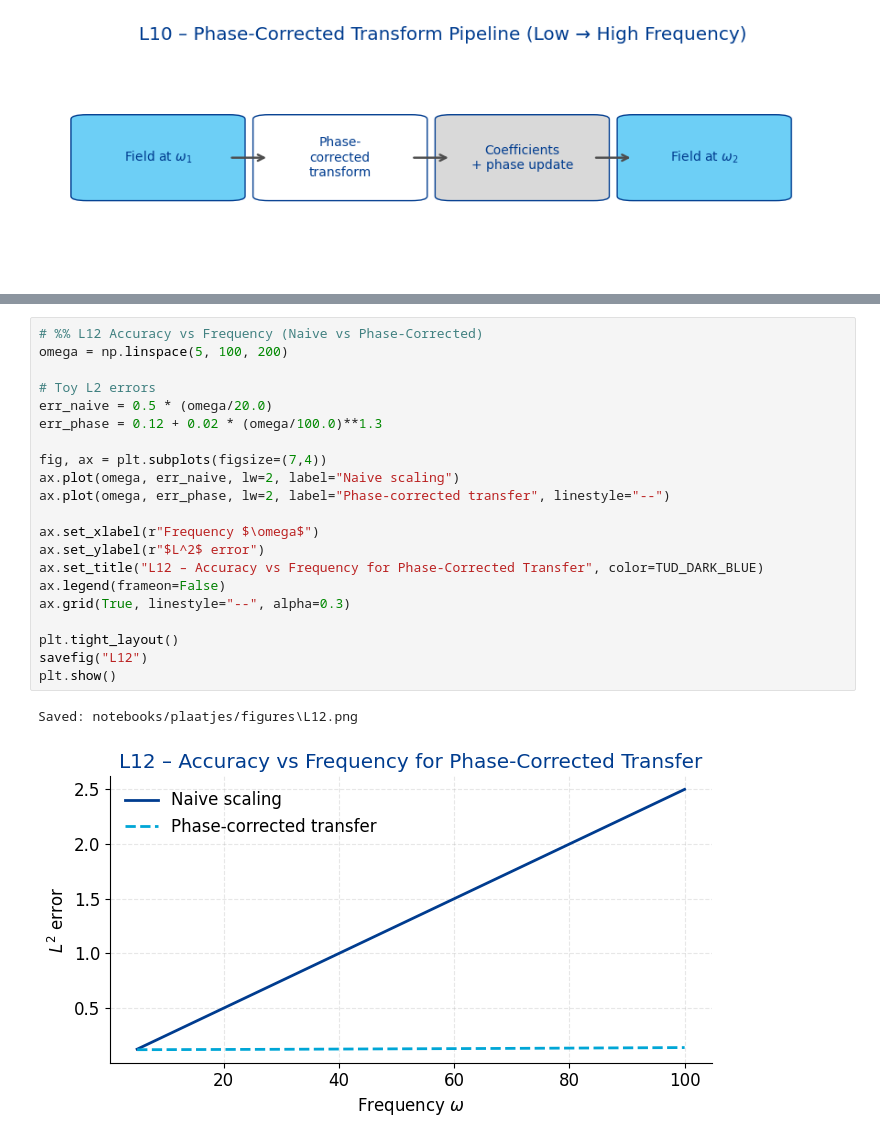
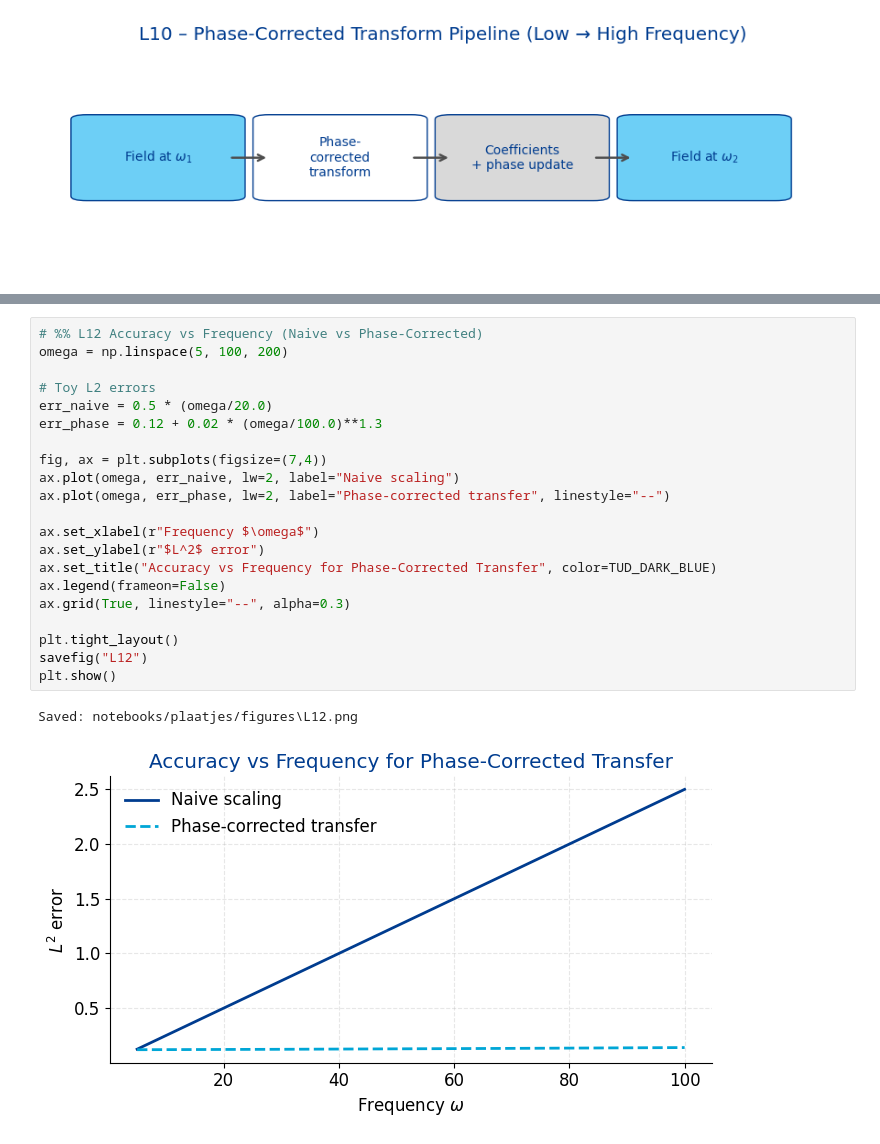
Before and after one commit to fkiewiet/FreqTransfer, a Jupyter notebook: notebooks/plaatjes/L/plaatjes_L.ipynb, the cells around one changed output, grey strips where cells are left out. Drawn from its saved outputs; the diff is of its cells as text.

```diff
--- a/notebooks/plaatjes/L/plaatjes_L.ipynb
+++ b/notebooks/plaatjes/L/plaatjes_L.ipynb
@@ -486,24 +535,24 @@ Saved: notebooks/plaatjes/figures\L11.png
 # %%
 # %% L12 Accuracy vs Frequency (Naive vs Phase-Corrected)
 omega = np.linspace(5, 100, 200)
 
 # Toy L2 errors
 err_naive = 0.5 * (omega/20.0)
 err_phase = 0.12 + 0.02 * (omega/100.0)**1.3
 
 fig, ax = plt.subplots(figsize=(7,4))
 ax.plot(omega, err_naive, lw=2, label="Naive scaling")
 ax.plot(omega, err_phase, lw=2, label="Phase-corrected transfer", linestyle="--")
 
 ax.set_xlabel(r"Frequency $\omega$")
 ax.set_ylabel(r"$L^2$ error")
-ax.set_title("L12 – Accuracy vs Frequency for Phase-Corrected Transfer", color=TUD_DARK_BLUE)
+ax.set_title("Accuracy vs Frequency for Phase-Corrected Transfer", color=TUD_DARK_BLUE)
 ax.legend(frameon=False)
 ax.grid(True, linestyle="--", alpha=0.3)
 
 plt.tight_layout()
 savefig("L12")
 plt.show()
 # %% [output]
 Saved: notebooks/plaatjes/figures\L12.png
-[figure, old version]
+[figure, new version]
```
Also changed, not shown: parts of 8 cells of this notebook, 12 other files.
